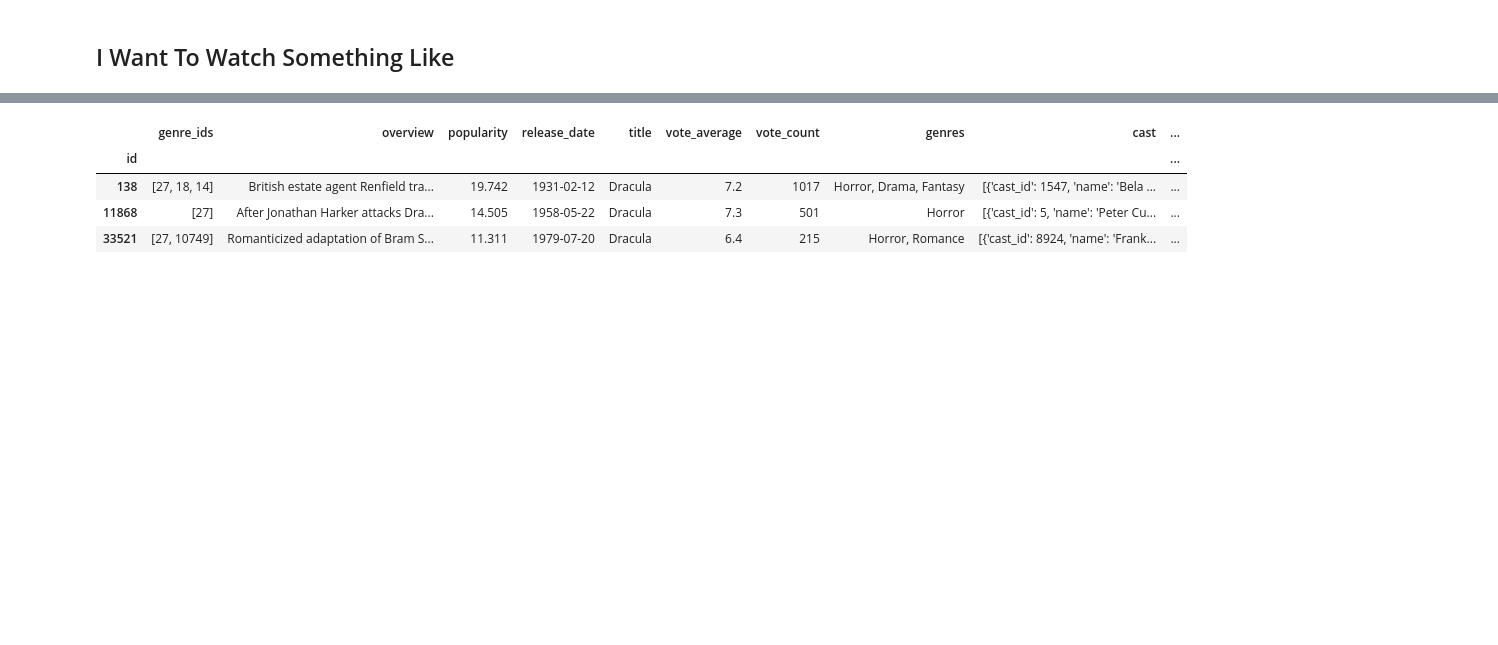
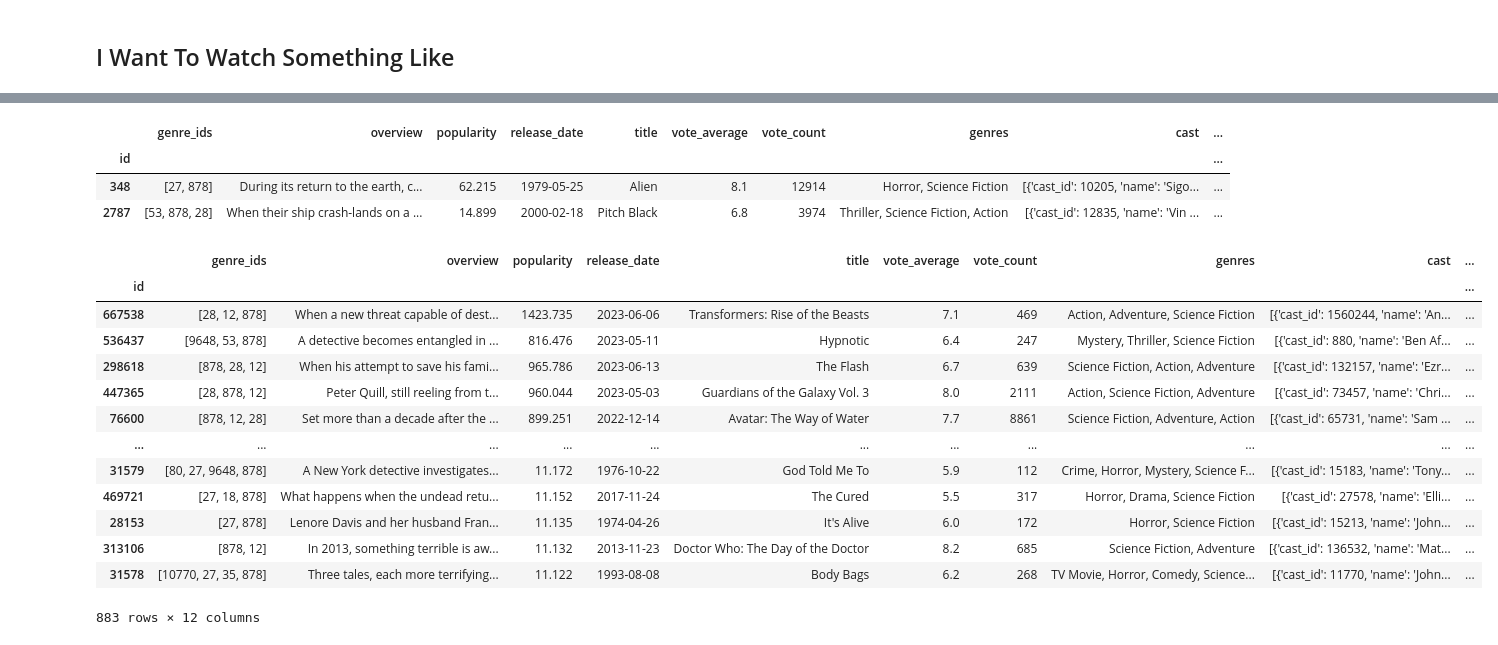
Before and after one commit to fadeeva/normal_projects, a Jupyter notebook: Popular_10000_movies_listed_on_TMDb/prsnt.ipynb, the cells around one changed output, grey strips where cells are left out. Cells and saved outputs as stored; diff of their text form; code cells hidden in the pictures; blank space fills up the shorter version.

```diff
--- a/Popular_10000_movies_listed_on_TMDb/prsnt.ipynb
+++ b/Popular_10000_movies_listed_on_TMDb/prsnt.ipynb
@@ -734,3 +760,41 @@ sum_vectors_crew = pd.read_csv('data/test_data/crew_sum_vectors.csv', index_col=
+# %%
+like = [
+    'Alien',
+    'Pitch Black',
+]
+like_df = movies_df[movies_df['title'].isin(like)]
+like_df
+# %% [output]
+|  | genre_ids | overview | popularity | release_date | title | vote_average | vote_count | genres | cast | ... |
+| id |  |  |  |  |  |  |  |  |  | ... |
+| 348 | [27, 878] | During its return to the earth, c... | 62.215 | 1979-05-25 | Alien | 8.1 | 12914 | Horror, Science Fiction | [{'cast_id': 10205, 'name': 'Sigo... | ... |
+| 2787 | [53, 878, 28] | When their ship crash-lands on a ... | 14.899 | 2000-02-18 | Pitch Black | 6.8 | 3974 | Thriller, Science Fiction, Action | [{'cast_id': 12835, 'name': 'Vin ... | ... |
+# %%
+similar_movies = movies_df[(~movies_df['title'].isin(like))
+                           & (movies_df['label'].isin(like_df['label'].to_list()))
+                          ]
+
+result = cosine_similarity(
+    vectors.loc[like_df.index],
+    vectors.loc[similar_movies.index]
+)
+# %%
+similar_movies
+# %% [output]
+|  | genre_ids | overview | popularity | release_date | title | vote_average | vote_count | genres | cast | ... |
+| id |  |  |  |  |  |  |  |  |  | ... |
+| 667538 | [28, 12, 878] | When a new threat capable of dest... | 1423.735 | 2023-06-06 | Transformers: Rise of the Beasts | 7.1 | 469 | Action, Adventure, Science Fiction | [{'cast_id': 1560244, 'name': 'An... | ... |
+| 536437 | [9648, 53, 878] | A detective becomes entangled in ... | 816.476 | 2023-05-11 | Hypnotic | 6.4 | 247 | Mystery, Thriller, Science Fiction | [{'cast_id': 880, 'name': 'Ben Af... | ... |
+| 298618 | [878, 28, 12] | When his attempt to save his fami... | 965.786 | 2023-06-13 | The Flash | 6.7 | 639 | Science Fiction, Action, Adventure | [{'cast_id': 132157, 'name': 'Ezr... | ... |
+| 447365 | [28, 878, 12] | Peter Quill, still reeling from t... | 960.044 | 2023-05-03 | Guardians of the Galaxy Vol. 3 | 8.0 | 2111 | Action, Science Fiction, Adventure | [{'cast_id': 73457, 'name': 'Chri... | ... |
+| 76600 | [878, 12, 28] | Set more than a decade after the ... | 899.251 | 2022-12-14 | Avatar: The Way of Water | 7.7 | 8861 | Science Fiction, Adventure, Action | [{'cast_id': 65731, 'name': 'Sam ... | ... |
+| ... | ... | ... | ... | ... | ... | ... | ... | ... | ... | ... |
+| 31579 | [80, 27, 9648, 878] | A New York detective investigates... | 11.172 | 1976-10-22 | God Told Me To | 5.9 | 112 | Crime, Horror, Mystery, Science F... | [{'cast_id': 15183, 'name': 'Tony... | ... |
+| 469721 | [27, 18, 878] | What happens when the undead retu... | 11.152 | 2017-11-24 | The Cured | 5.5 | 317 | Horror, Drama, Science Fiction | [{'cast_id': 27578, 'name': 'Elli... | ... |
+| 28153 | [27, 878] | Lenore Davis and her husband Fran... | 11.135 | 1974-04-26 | It's Alive | 6.0 | 172 | Horror, Science Fiction | [{'cast_id': 15213, 'name': 'John... | ... |
+| 313106 | [878, 12] | In 2013, something terrible is aw... | 11.132 | 2013-11-23 | Doctor Who: The Day of the Doctor | 8.2 | 685 | Science Fiction, Adventure | [{'cast_id': 136532, 'name': 'Mat... | ... |
+| 31578 | [10770, 27, 35, 878] | Three tales, each more terrifying... | 11.122 | 1993-08-08 | Body Bags | 6.2 | 268 | TV Movie, Horror, Comedy, Science... | [{'cast_id': 11770, 'name': 'John... | ... |
+883 rows × 12 columns
 # %%
 class IWantToWatchSomethingLike:
     def __init__(self, i_like:list, MIN_VOTE_COUNT=1000, MIN_POPULARITY=14):
@@ -850,20 +914,6 @@ class IWantToWatchSomethingLike:
 
     def show_what_i_like(self)->pd.DataFrame:
         return self.like_df
-# %%
-like = [
-    'Dracula',
-#     'Alien',
-#     'The Descent',
-]
-like_df = movies_df[movies_df['title'].isin(like)]
-like_df
-# %% [output]
-|  | genre_ids | overview | popularity | release_date | title | vote_average | vote_count | genres | cast | ... |
-| id |  |  |  |  |  |  |  |  |  | ... |
-| 138 | [27, 18, 14] | British estate agent Renfield tra... | 19.742 | 1931-02-12 | Dracula | 7.2 | 1017 | Horror, Drama, Fantasy | [{'cast_id': 1547, 'name': 'Bela ... | ... |
-| 11868 | [27] | After Jonathan Harker attacks Dra... | 14.505 | 1958-05-22 | Dracula | 7.3 | 501 | Horror | [{'cast_id': 5, 'name': 'Peter Cu... | ... |
-| 33521 | [27, 10749] | Romanticized adaptation of Bram S... | 11.311 | 1979-07-20 | Dracula | 6.4 | 215 | Horror, Romance | [{'cast_id': 8924, 'name': 'Frank... | ... |
 # %%
 what_to_watch = IWantToWatchSomethingLike(like)
 what_to_watch.show_what_i_like()
```
Also changed, not shown: parts of 13 cells of this notebook.
